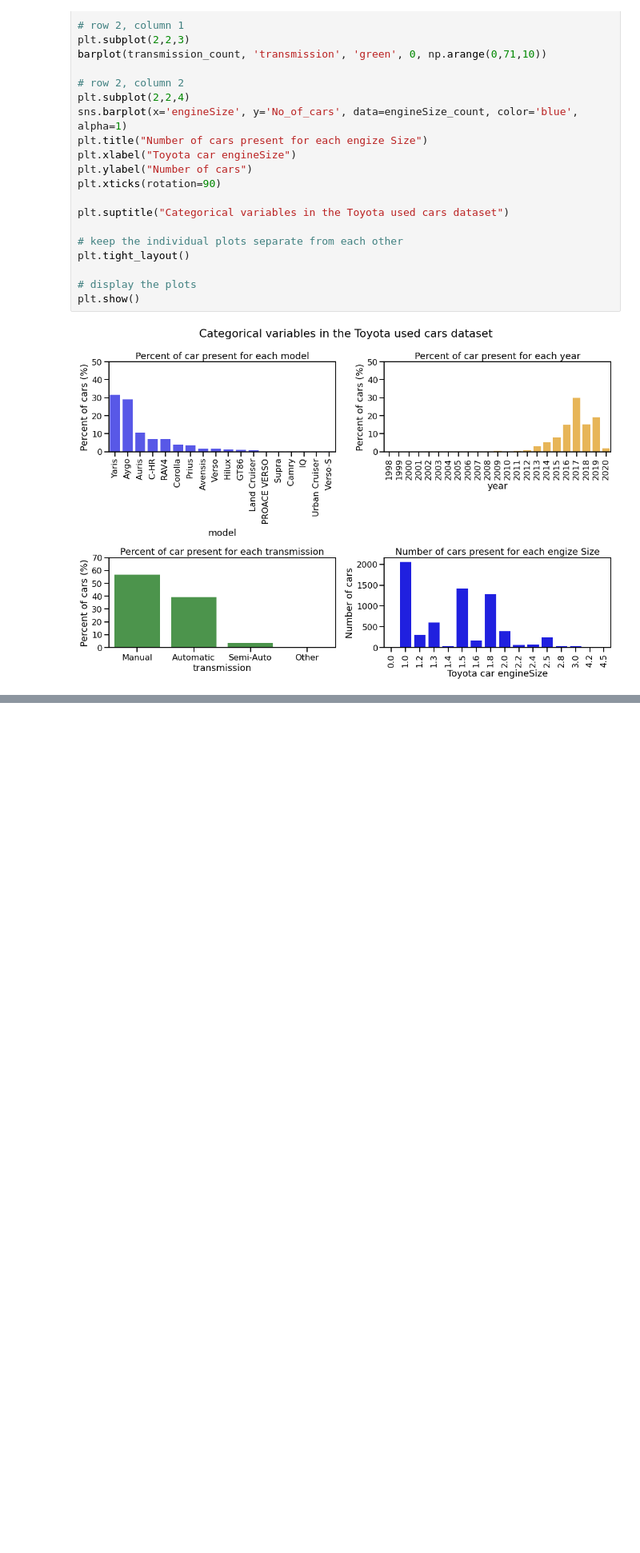
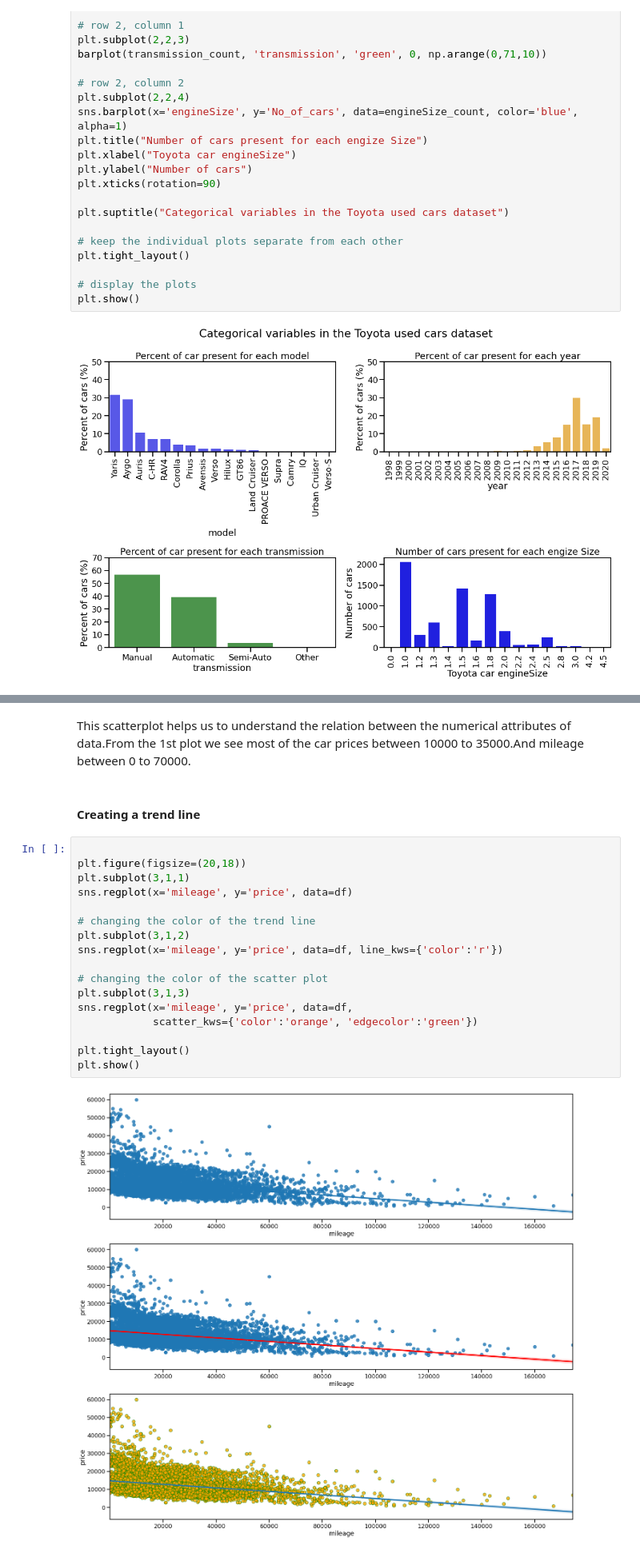
Before and after one commit to shawon-barua/Toyota_used_car_analysis, a Jupyter notebook: toyota_used_car_EDA.ipynb, the cells around one changed output, grey strips where cells are left out. Shown at 80% size. Cells and saved outputs as stored; diff of their text form; blank space fills up the shorter version.

```diff
--- a/toyota_used_car_EDA.ipynb
+++ b/toyota_used_car_EDA.ipynb
@@ -126,0 +158,23 @@ plt.show()
+# %% [markdown]
+This scatterplot helps us to understand the relation between the numerical attributes of data.From the 1st plot we see most of the car prices between 10000 to 35000.And mileage between 0 to 70000.
+# %% [markdown]
+#### Creating a trend line
+# %%
+
+plt.figure(figsize=(20,18))
+plt.subplot(3,1,1)
+sns.regplot(x='mileage', y='price', data=df)
+
+# changing the color of the trend line
+plt.subplot(3,1,2)
+sns.regplot(x='mileage', y='price', data=df, line_kws={'color':'r'})
+
+# changing the color of the scatter plot
+plt.subplot(3,1,3)
+sns.regplot(x='mileage', y='price', data=df,
+            scatter_kws={'color':'orange', 'edgecolor':'green'})
+
+plt.tight_layout()
+plt.show()
+# %% [output]
+[figure, added]
```
Also changed, not shown: parts of 11 cells of this notebook.
